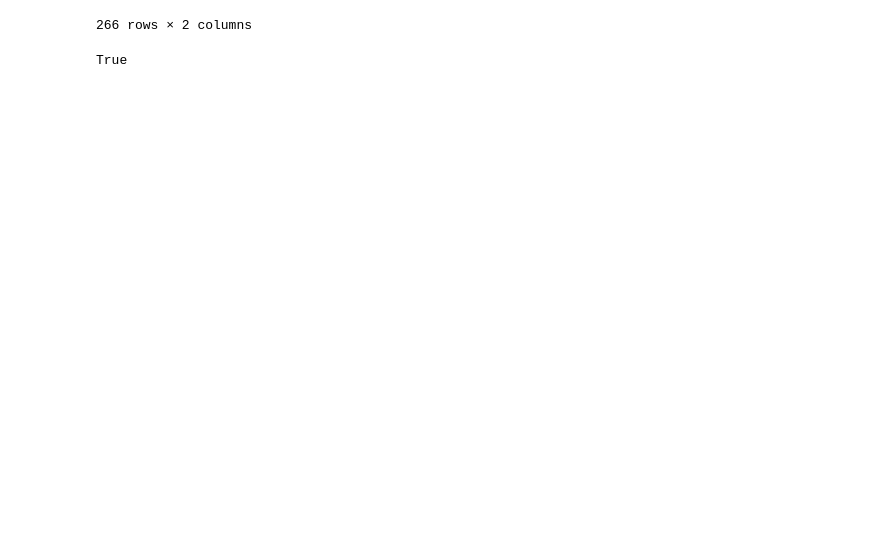
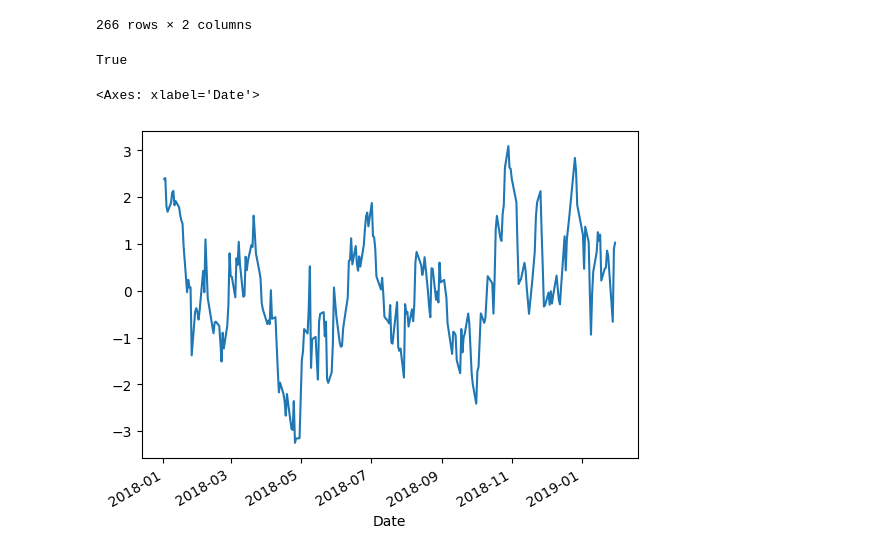
Before and after one commit to netofigueira/pairs_trading, a Jupyter notebook: pairs_trading.ipynb, the cells around one changed output. Saved outputs shown, nothing was run; the diff lists cells and outputs as text; code cells hidden in the pictures; blank space fills up the shorter version.

```diff
--- a/pairs_trading.ipynb
+++ b/pairs_trading.ipynb
@@ -641,6 +858,11 @@ beta, alpha, resid = ols(vale_brap["BBAS3.SA"], vale_brap["ITUB4.SA"])
 stationarity_bool(resid)
 # %% [output]
 True
+# %%
+resid.plot()
+# %% [output]
+<Axes: xlabel='Date'>
+[figure, added]
 # %%
 norm_resid = (resid - resid.mean())/(resid.std())
 # %%
```
Also changed, not shown: parts of 50 cells of this notebook.
